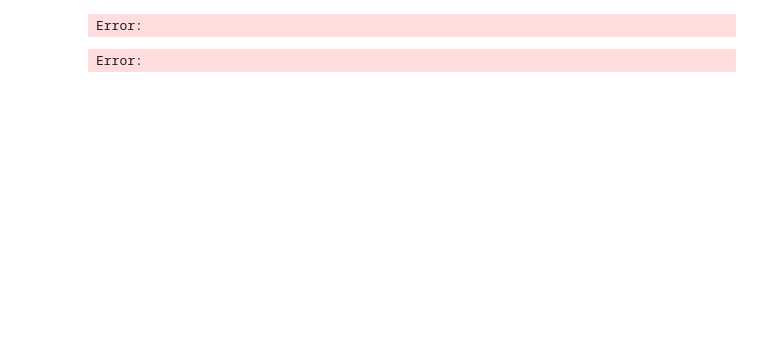
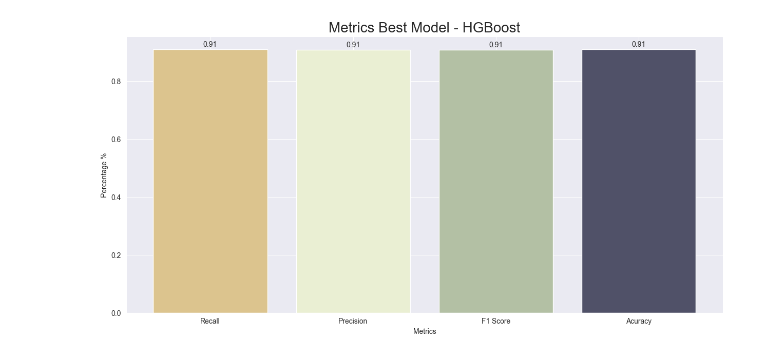
Before and after one commit to cesarnorena/fiap, a Jupyter notebook: machine-learning/global-solution-02/global_solution_02.ipynb, the cells around one changed output. Drawn from its saved outputs; the diff is of its cells as text; code cells hidden in the pictures; blank space fills up the shorter version.

```diff
--- a/machine-learning/global-solution-02/global_solution_02.ipynb
+++ b/machine-learning/global-solution-02/global_solution_02.ipynb
@@ -115,22 +233,18 @@ Error:
 # %%
 def calculate_metrics(y_test, y_pred):
-  acc = metrics.accuracy_score(y_test, y_pred)
-  prec = metrics.precision_score(y_test, y_pred, average="weighted")
-  rec = metrics.recall_score(y_test, y_pred, average="weighted")
-  f_one = metrics.f1_score(y_test, y_pred, average="weighted")
+    return {
+        "ACC": metrics.accuracy_score(y_test, y_pred),
+        "F1": metrics.f1_score(y_test, y_pred, average="weighted"),
+        "REC": metrics.recall_score(y_test, y_pred, average="weighted"),
+        "PREC": metrics.precision_score(y_test, y_pred, average="weighted"),
+    }
 
-  return {
-      "ACC" : acc,
-      "F1" : f_one,
-      "REC" : rec,
-      "PREC" : prec,
-  }
 
 def fit_and_predict(model, X_train, X_test, y_train, predict_probability=False):
-  model.fit(X_train, y_train)
-  y_pred = model.predict(X_test)
-  probability = None
+    model.fit(X_train, y_train)
+    y_pred = model.predict(X_test)
+    probability = None
 
-  if predict_probability: probability = model.predict_proba(X_test)
+    if predict_probability: probability = model.predict_proba(X_test)
 
-  return y_pred, probability
+    return y_pred, probability
@@ -269,18 +376,17 @@ Error:
 # %%
-best_model = all_trained["hgb"]
+best_model = all_trained["hgb"]["minmax"]
-# %% [output]
-Error:
 # %%
 fig, ax = pyplot.subplots(figsize=(15, 7))
-values = [best_model['REC'], best_model['PREC'], best_model['F1'], best_model['ACC'], best_model['AUC']]
-xlocs = [0.2, 1.2, 2.2, 3.2, 4.2]
-colors = ['#DCC48E','#EAEFD3', '#B3C0A4', '#505168', '#27233A']
+values = [best_model['REC'], best_model['PREC'], best_model['F1'], best_model['ACC']]
+xlocs = [0.2, 1.2, 2.2, 3.2]
+colors = ['#DCC48E', '#EAEFD3', '#B3C0A4', '#505168']
 categories = ['Recall', 'Precision', 'F1 Score', 'Acuracy']
-ax.bar(categories, values, color = colors);
+ax.bar(categories, values, color=colors);
 ax.set_title("Metrics Best Model - HGBoost", fontsize=20)
 ax.set_ylabel('Percentage %')
 ax.set_xlabel('Metrics')
+
 for i, v in enumerate(values):
     pyplot.text(xlocs[i] - 0.25, v + 0.01, str(round(v, 2)))
 # %% [output]
-Error:
+[figure, added]
```
Also changed, not shown: parts of 43 cells of this notebook.
